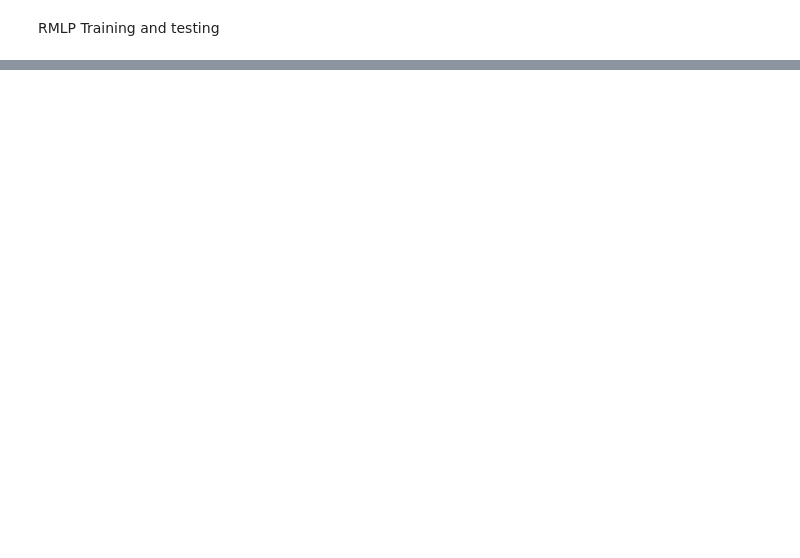
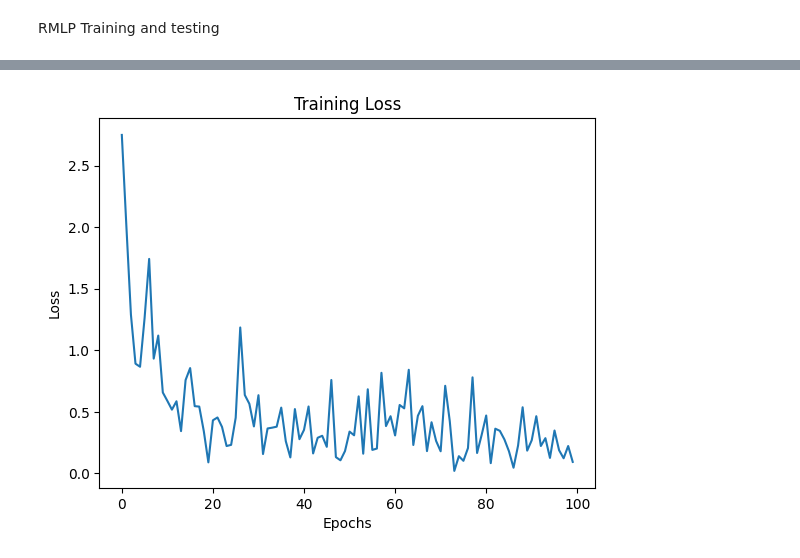
Before and after one commit to Kanton99/QPU_NN_Project, a Jupyter notebook: final_report.ipynb, the cells around one changed output, grey strips where cells are left out. Saved outputs shown, nothing was run; the diff lists cells and outputs as text; code cells hidden in the pictures; blank space fills up the shorter version.

Commit message:
added plots to notebook and ploting code to train file

```diff
--- a/final_report.ipynb
+++ b/final_report.ipynb
@@ -220,7 +193,7 @@ RMLP Training and testing
 start_time = time.time()
 net = RMLP(num_data=7,num_cls=training_data.num_shapes)
 print("Network being trained is RMLP")
-train(model=net,data=training_data,epochs=epochs,lr=0.01,batch_size=training_data.num_shapes)
+train_loss = train(model=net,data=training_data,epochs=epochs,lr=0.01,batch_size=training_data.num_shapes)
 print("Training is completed")
 print("--- %s seconds ---" % (time.time() - start_time))
 # %% [output]
@@ -248,0 +223,11 @@ Test Error:
+# %%
+train_loss_itemized = [ item.item() for item in train_loss ]
+#test_loss_itemized = [ item.item() for item in test_loss ]
+
+plt.plot(train_loss_itemized)
+plt.title("Training Loss")
+plt.xlabel("Epochs")
+plt.ylabel("Loss")
+plt.show()
+# %% [output]
+[figure, added]
```
Also changed, not shown: parts of 7 cells of this notebook, 1 other file.
